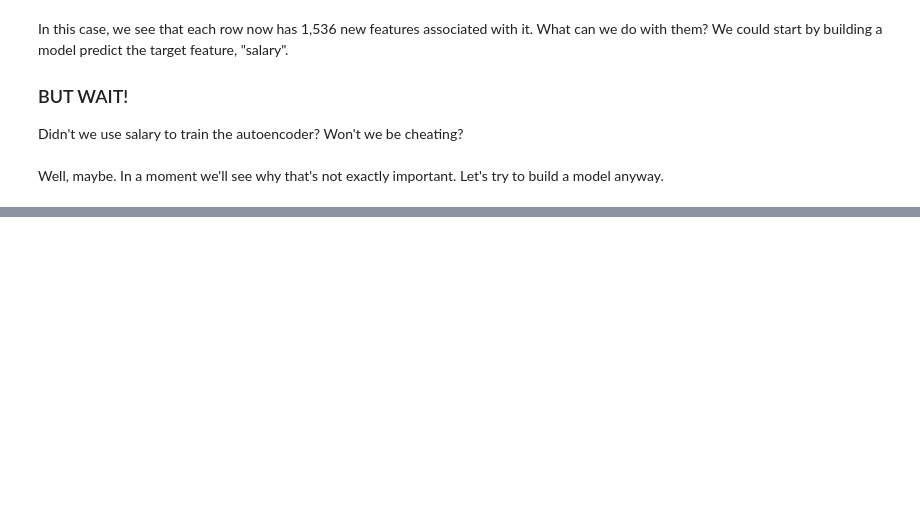
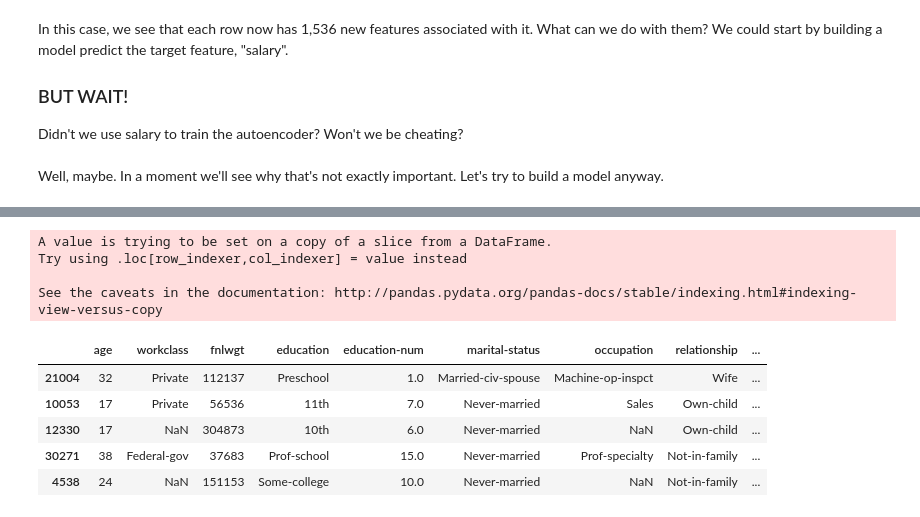
Before and after one commit to AlliedToasters/dfencoder, a Jupyter notebook: demo_data/demo.ipynb, the cells around one changed output, grey strips where cells are left out. Drawn from its saved outputs; the diff is of its cells as text; code cells hidden in the pictures; blank space fills up the shorter version.

```diff
--- a/demo_data/demo.ipynb
+++ b/demo_data/demo.ipynb
@@ -276,7 +130,0 @@ Y.value_counts()
-# %%
-import numpy as np
-
-#X_val['salary'] = np.random.choice(['>=50k', '<50k'], size=Y.shape)
-X_val['salary'] = ['>=50k' for _ in Y]
-df_hat = model.df_predict(X_val)
-Y_hat = df_hat['salary']
@@ -431,0 +259,15 @@ ef.swap()
+# %%
+scores = model.get_anomaly_score(X_val)
+X_val['anomaly_score'] = scores
+X_val.sort_values('anomaly_score', ascending=False).head()
+# %% [output]
+A value is trying to be set on a copy of a slice from a DataFrame.
+Try using .loc[row_indexer,col_indexer] = value instead
+
+See the caveats in the documentation: http://pandas.pydata.org/pandas-docs/stable/indexing.html#indexing-view-versus-copy
+|  | age | workclass | fnlwgt | education | education-num | marital-status | occupation | relationship | ... |
+| 21004 | 32 | Private | 112137 | Preschool | 1.0 | Married-civ-spouse | Machine-op-inspct | Wife | ... |
+| 10053 | 17 | Private | 56536 | 11th | 7.0 | Never-married | Sales | Own-child | ... |
+| 12330 | 17 | NaN | 304873 | 10th | 6.0 | Never-married | NaN | Own-child | ... |
+| 30271 | 38 | Federal-gov | 37683 | Prof-school | 15.0 | Never-married | Prof-specialty | Not-in-family | ... |
+| 4538 | 24 | NaN | 151153 | Some-college | 10.0 | Never-married | NaN | Not-in-family | ... |
```
Also changed, not shown: parts of 51 cells of this notebook.
